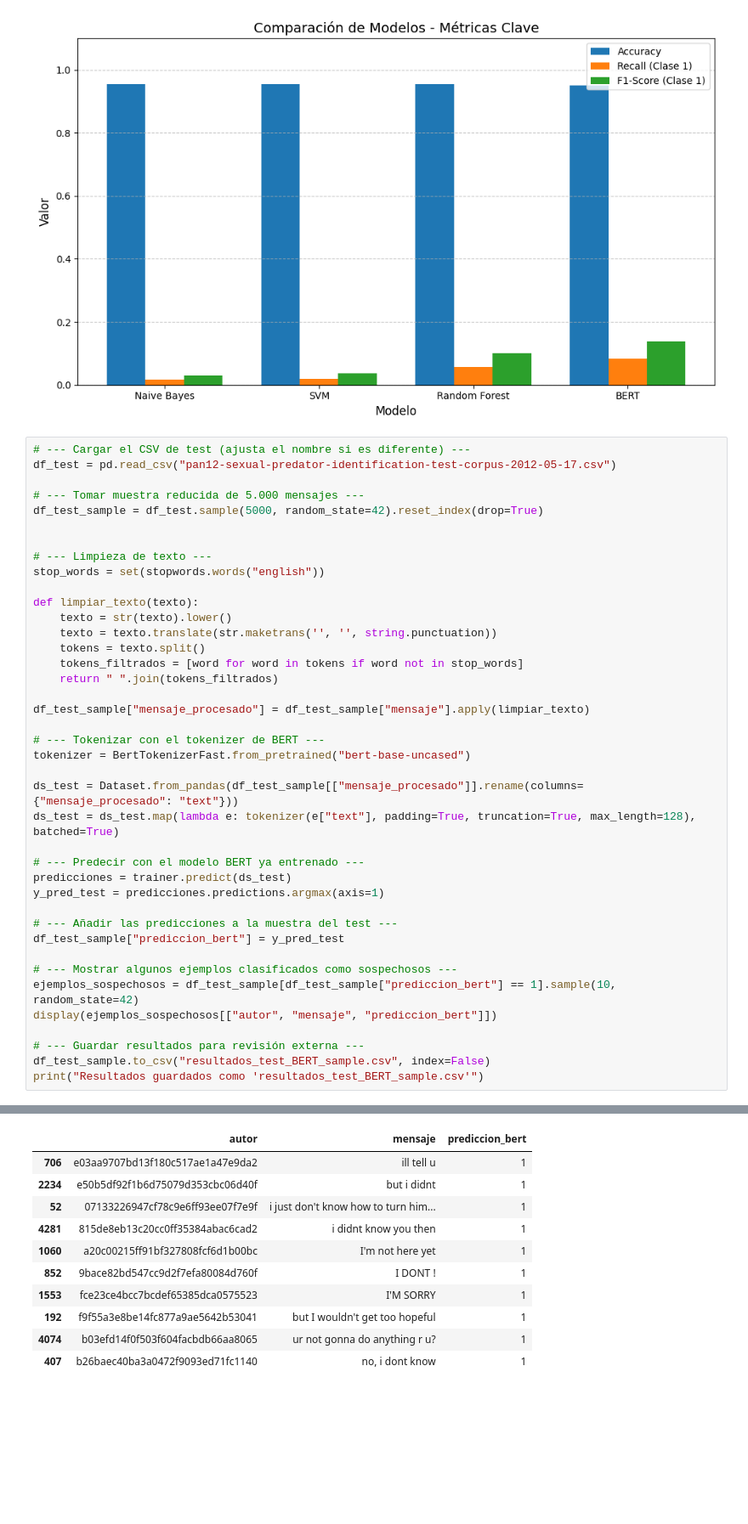
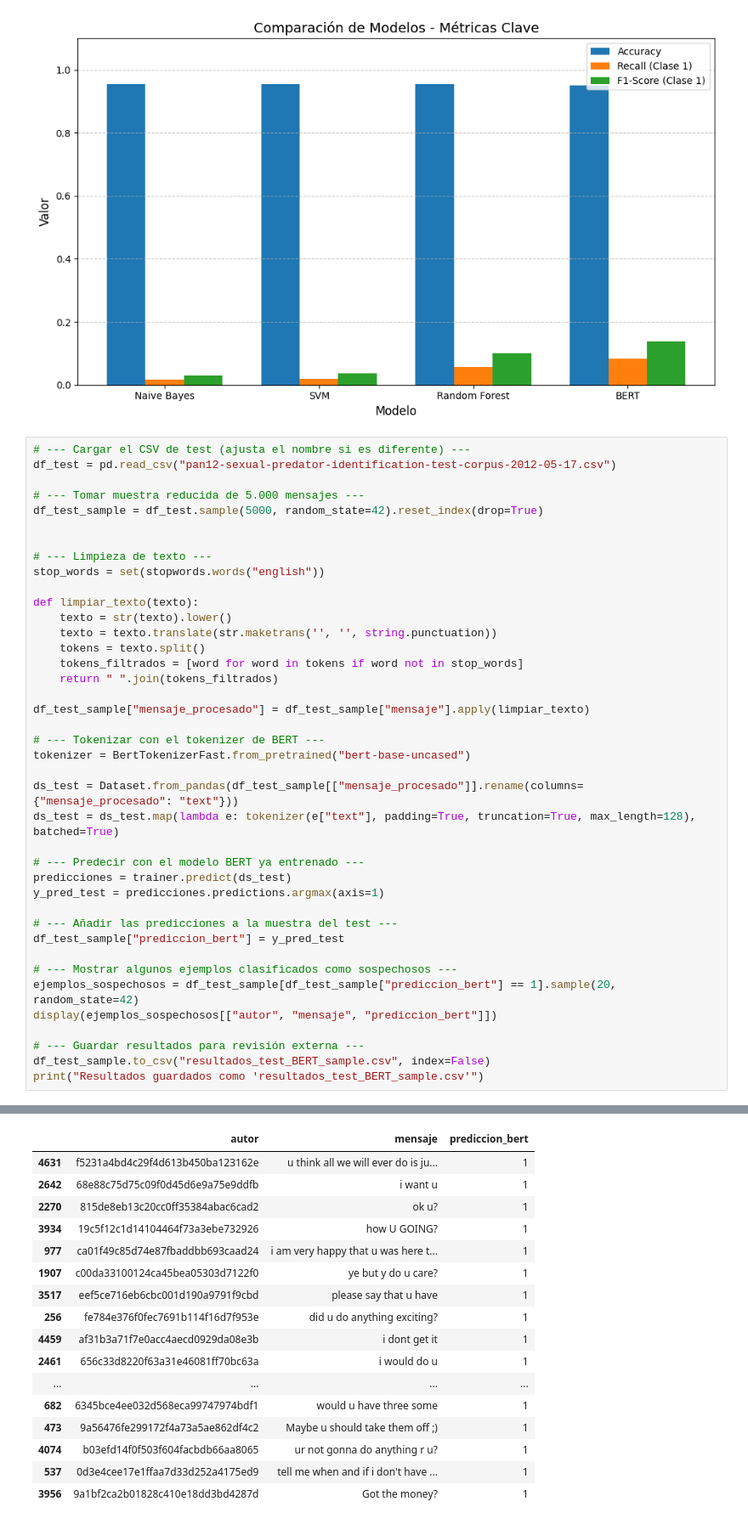
Before and after one commit to Ang1MS/Python-Child-Grooming-IA, a Jupyter notebook: Modelo_IA_BERT.ipynb, the cells around one changed output, grey strips where cells are left out. Shown at 85% size. Cells and saved outputs as stored; diff of their text form; blank space fills up the shorter version.

```diff
--- a/Modelo_IA_BERT.ipynb
+++ b/Modelo_IA_BERT.ipynb
@@ -204,42 +204,48 @@ def limpiar_texto(texto):
     texto = str(texto).lower()
     texto = texto.translate(str.maketrans('', '', string.punctuation))
     tokens = texto.split()
     tokens_filtrados = [word for word in tokens if word not in stop_words]
     return " ".join(tokens_filtrados)
 
 df_test_sample["mensaje_procesado"] = df_test_sample["mensaje"].apply(limpiar_texto)
 
 # --- Tokenizar con el tokenizer de BERT ---
 tokenizer = BertTokenizerFast.from_pretrained("bert-base-uncased")
 
 ds_test = Dataset.from_pandas(df_test_sample[["mensaje_procesado"]].rename(columns={"mensaje_procesado": "text"}))
 ds_test = ds_test.map(lambda e: tokenizer(e["text"], padding=True, truncation=True, max_length=128), batched=True)
 
 # --- Predecir con el modelo BERT ya entrenado ---
 predicciones = trainer.predict(ds_test)
 y_pred_test = predicciones.predictions.argmax(axis=1)
 
 # --- Añadir las predicciones a la muestra del test ---
 df_test_sample["prediccion_bert"] = y_pred_test
 
 # --- Mostrar algunos ejemplos clasificados como sospechosos ---
-ejemplos_sospechosos = df_test_sample[df_test_sample["prediccion_bert"] == 1].sample(10, random_state=42)
+ejemplos_sospechosos = df_test_sample[df_test_sample["prediccion_bert"] == 1].sample(20, random_state=42)
 display(ejemplos_sospechosos[["autor", "mensaje", "prediccion_bert"]])
 
 # --- Guardar resultados para revisión externa ---
 df_test_sample.to_csv("resultados_test_BERT_sample.csv", index=False)
 print("Resultados guardados como 'resultados_test_BERT_sample.csv'")
 # %% [output]
 [interactive output not drawn]
 |  | autor | mensaje | prediccion_bert |
-| 706 | e03aa9707bd13f180c517ae1a47e9da2 | ill tell u | 1 |
-| 2234 | e50b5df92f1b6d75079d353cbc06d40f | but i didnt | 1 |
-| 52 | 07133226947cf78c9e6ff93ee07f7e9f | i just don't know how to turn him... | 1 |
-| 4281 | 815de8eb13c20cc0ff35384abac6cad2 | i didnt know you then | 1 |
-| 1060 | a20c00215ff91bf327808fcf6d1b00bc | I'm not here yet | 1 |
-| 852 | 9bace82bd547cc9d2f7efa80084d760f | I DONT ! | 1 |
-| 1553 | fce23ce4bcc7bcdef65385dca0575523 | I'M SORRY | 1 |
-| 192 | f9f55a3e8be14fc877a9ae5642b53041 | but I wouldn't get too hopeful | 1 |
+| 4631 | f5231a4bd4c29f4d613b450ba123162e | u think all we will ever do is ju... | 1 |
+| 2642 | 68e88c75d75c09f0d45d6e9a75e9ddfb | i want u | 1 |
+| 2270 | 815de8eb13c20cc0ff35384abac6cad2 | ok u? | 1 |
+| 3934 | 19c5f12c1d14104464f73a3ebe732926 | how U GOING? | 1 |
+| 977 | ca01f49c85d74e87fbaddbb693caad24 | i am very happy that u was here t... | 1 |
+| 1907 | c00da33100124ca45bea05303d7122f0 | ye but y do u care? | 1 |
+| 3517 | eef5ce716eb6cbc001d190a9791f9cbd | please say that u have | 1 |
+| 256 | fe784e376f0fec7691b114f16d7f953e | did u do anything exciting? | 1 |
+| 4459 | af31b3a71f7e0acc4aecd0929da08e3b | i dont get it | 1 |
+| 2461 | 656c33d8220f63a31e46081ff70bc63a | i would do u | 1 |
+| ... | ... | ... | ... |
+| 682 | 6345bce4ee032d568eca99747974bdf1 | would u have three some | 1 |
+| 473 | 9a56476fe299172f4a73a5ae862df4c2 | Maybe u should take them off ;) | 1 |
 | 4074 | b03efd14f0f503f604facbdb66aa8065 | ur not gonna do anything r u? | 1 |
-| 407 | b26baec40ba3a0472f9093ed71fc1140 | no, i dont know | 1 |
+| 537 | 0d3e4cee17e1ffaa7d33d252a4175ed9 | tell me when and if i don't have ... | 1 |
+| 3956 | 9a1bf2ca2b01828c410e18dd3bd4287d | Got the money? | 1 |
 Resultados guardados como 'resultados_test_BERT_sample.csv'
```
Also changed, not shown: parts of 1 cell of this notebook.
